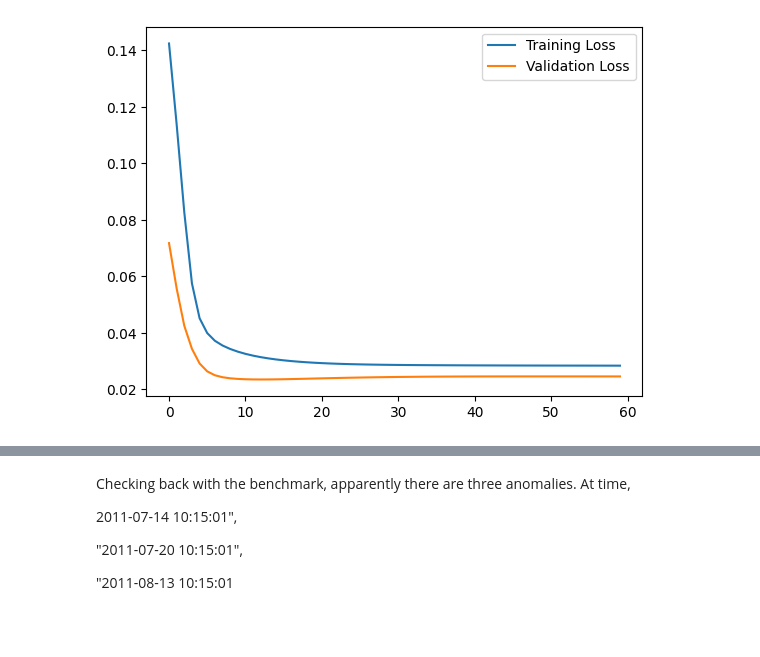
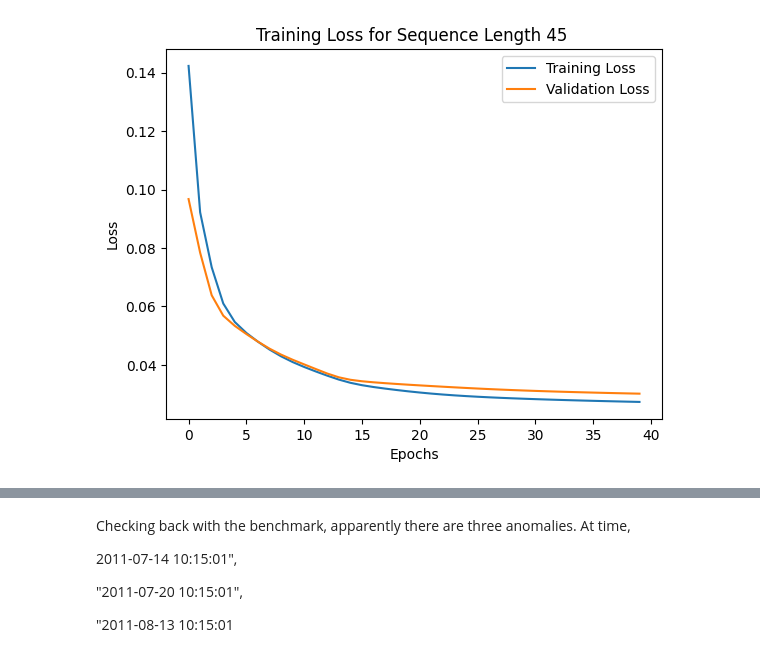
Before and after one commit to lewisevans38/Suez-Time-Series-Anomaly-Detection-, a Jupyter notebook: RNNonNAB_cpc.ipynb, the cells around one changed output, grey strips where cells are left out. Drawn from its saved outputs; the diff is of its cells as text; code cells hidden in the pictures; blank space fills up the shorter version.

```diff
--- a/RNNonNAB_cpc.ipynb
+++ b/RNNonNAB_cpc.ipynb
@@ -103,19 +133,21 @@ class RNN(nn.Module):
     super().__init__()
     self.hidden_size=hidden_size
 
-    self.rnn = nn.RNN(input_size, hidden_size, batch_first=True)
+    self.rnn = nn.RNN(input_size, hidden_size, batch_first=True,)
 
     self.fc=nn.Linear(hidden_size, 1)
 
 
   def forward(self,x):
     batch_size = x.size(0)
-    h0 = torch.ones(1,batch_size, self.hidden_size)
-    out,  _ =self.rnn(x,h0)
-    out = self.fc(out[:,-1,:])
+    h0 = torch.ones( 1, batch_size,self.hidden_size)
+
+    out, h0 =self.rnn(x,h0)
+    out = self.fc(h0)
+
     return out
 
-model = RNN(1,TIME_STEPS)
+model = RNN(1,160)
 model
 # %% [output]
 RNN(
@@ -130,8 +162,9 @@ def train_one_epoch():
   running_loss1=0.0
   avg_loss_across_batches = 0
   for batch_index, batch in enumerate(train_loader):
+
     x_batch, y_batch = batch[0], batch[1]
-    output= torch.squeeze(model(x_batch))
+    output= model(x_batch).reshape(1)
     loss = loss_fn(output,y_batch) # comparing model output to ground truth
     running_loss += loss
     running_loss1 += loss
@@ -152,9 +185,8 @@ def validate_one_epoch():
 
   for batch_index, batch in enumerate(test_loader):
     x_batch, y_batch = batch[0], batch[1]
-
     with torch.no_grad():
-      output= torch.squeeze(model(x_batch))
+      output= model(x_batch).reshape(1)
       loss = loss_fn(output,y_batch)
       running_loss += loss
   avg_loss_across_batches = running_loss.item() /len(test_loader)
@@ -163,8 +195,8 @@ def validate_one_epoch():
   print('************************************************')
   return avg_loss_across_batches
 # %%
-lr = 0.001
-num_epochs = 60
+lr = 0.00001
+num_epochs = 40 # hidden size 60 works well
 loss_fn = nn.MSELoss()
 optimizer = torch.optim.Adam(model.parameters(), lr=lr)
 trainingloss = []
@@ -193,8 +225,12 @@ Val Loss : 0.025
 # %%
 plt.plot(trainingloss, label = 'Training Loss')
 plt.plot(val_loss, label ='Validation Loss')
-#plt.title(label= 'Training Loss for sequence length 100 ')
+plt.title(label= 'Training Loss for Sequence Length 45 ')
+
+plt.xlabel("Epochs")
+plt.ylabel("Loss")
+
 plt.legend()
 plt.show()
 # %% [output]
-[figure, old version]
+[figure, new version]
```
Also changed, not shown: parts of 14 cells of this notebook.
